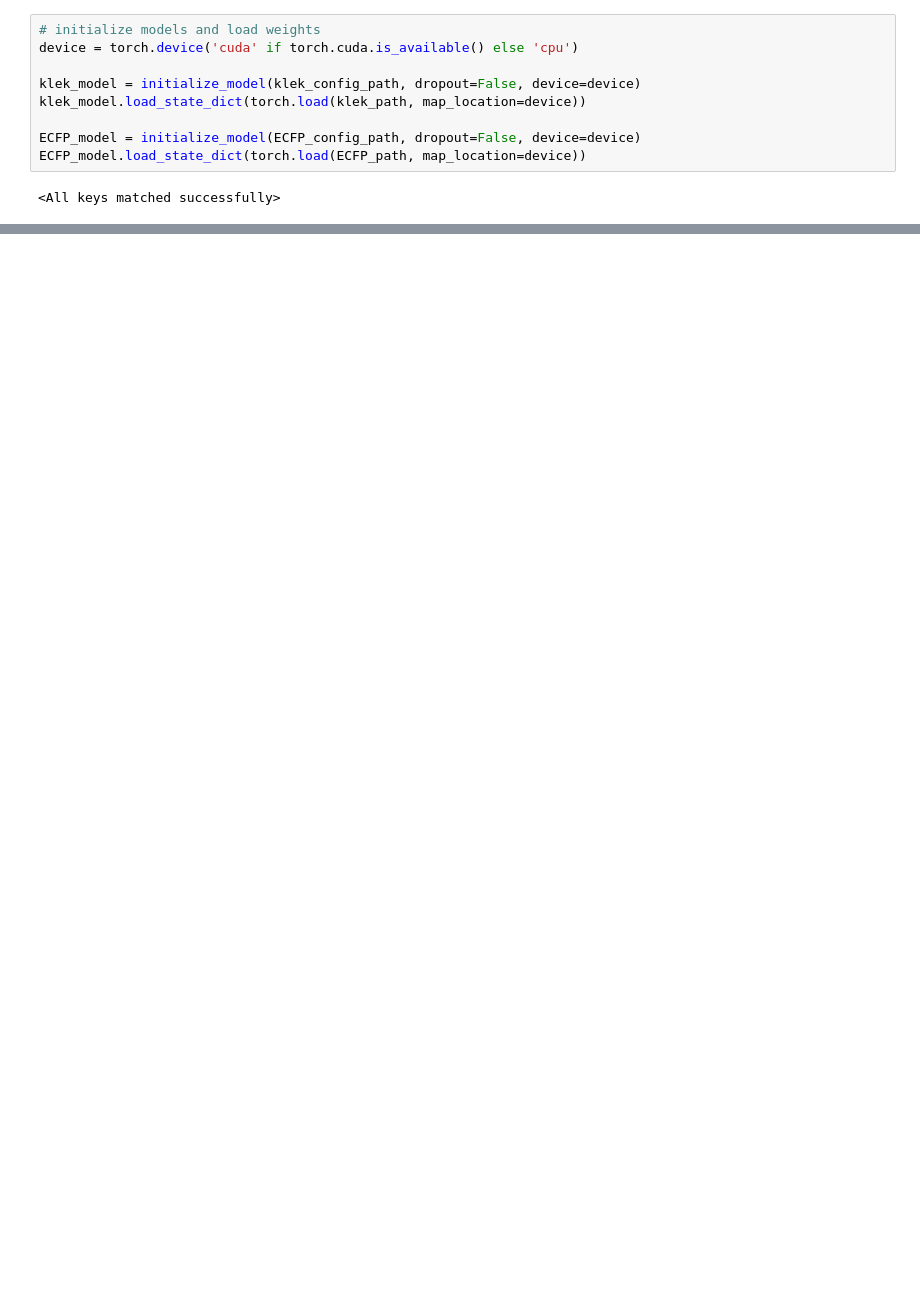
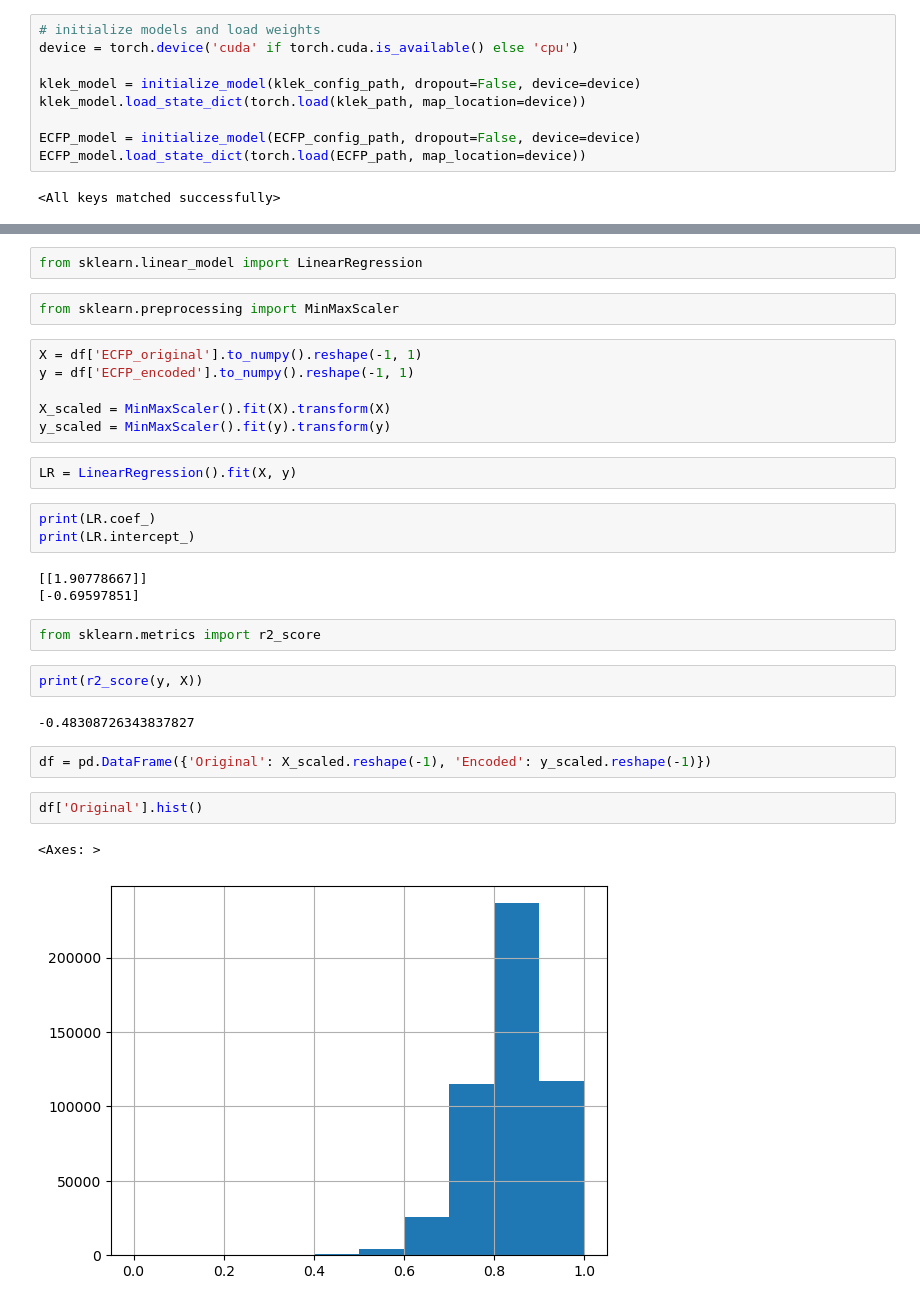
Before and after one commit to asiomchen/mldd23_project1, a Jupyter notebook: distance.ipynb, the cells around one changed output, grey strips where cells are left out. Saved outputs shown, nothing was run; the diff lists cells and outputs as text; blank space fills up the shorter version.

```diff
--- a/distance.ipynb
+++ b/distance.ipynb
@@ -56,0 +126,31 @@ print(ECFP_original.shape) # (10000, 2048)
+# %%
+from sklearn.linear_model import LinearRegression
+# %%
+from sklearn.preprocessing import MinMaxScaler
+# %%
+X = df['ECFP_original'].to_numpy().reshape(-1, 1)
+y = df['ECFP_encoded'].to_numpy().reshape(-1, 1)
+
+X_scaled = MinMaxScaler().fit(X).transform(X)
+y_scaled = MinMaxScaler().fit(y).transform(y)
+# %%
+LR = LinearRegression().fit(X, y)
+# %%
+print(LR.coef_)
+print(LR.intercept_)
+# %% [output]
+[[1.90778667]]
+[-0.69597851]
+# %%
+from sklearn.metrics import r2_score
+# %%
+print(r2_score(y, X))
+# %% [output]
+-0.48308726343837827
+# %%
+df = pd.DataFrame({'Original': X_scaled.reshape(-1), 'Encoded': y_scaled.reshape(-1)})
+# %%
+df['Original'].hist()
+# %% [output]
+<Axes: >
+[figure, added]
```
Also changed, not shown: parts of 21 cells of this notebook.
